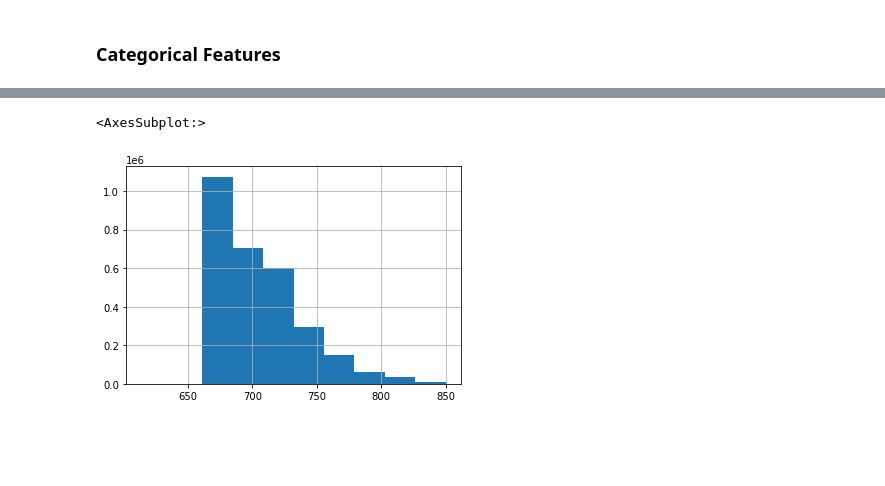
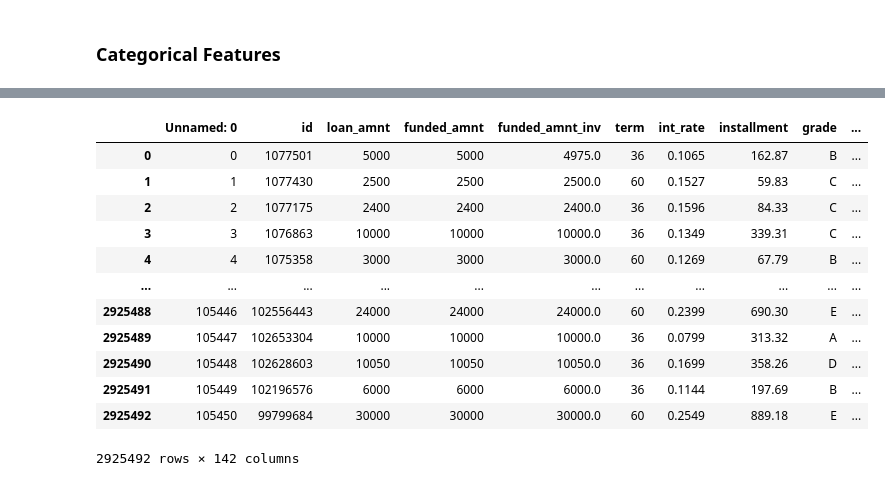
Before and after one commit to CompleteAlgoTrader/Springboard, a Jupyter notebook: notebooks/02 Data Wrangling - Lending Club Loan Default Rate.ipynb, the cells around one changed output, grey strips where cells are left out. Saved outputs shown, nothing was run; the diff lists cells and outputs as text; code cells hidden in the pictures; blank space fills up the shorter version.

Commit message:
Started cleaning data with Bamboolib

```diff
--- a/notebooks/02 Data Wrangling - Lending Club Loan Default Rate.ipynb
+++ b/notebooks/02 Data Wrangling - Lending Club Loan Default Rate.ipynb
@@ -75,0 +123,7 @@ loan_data.select_dtypes('object').head()
+# %%
+# Find null entries for loan term
+print(loan_data[loan_data.term.isnull()])
+# Drop useless row for loans that do not meet the credit policy
+loan_data.drop(loan_data[loan_data.term.isnull()].index, inplace = True)
+# Extract the loan term length and convert to int64
+loan_data['term'] = loan_data['term'].str[1:3].astype('int64')
@@ -93,0 +171,6 @@ Name: purpose, dtype: int64
+# %%
+# Find null entries for loan term
+print(loan_data[loan_data.int_rate.isnull()])
+# There are no null observations for interest rate
+# Extract the loan term length and convert to int64
+loan_data['int_rate'] = loan_data['int_rate'].str.strip('%').astype('float')/100
@@ -94,5 +209,55 @@ Name: purpose, dtype: int64
 # %%
-df_scan.fico_range_high.hist()
+# df_scan.fico_range_high.hist()
+# df_scan.purpose.value_counts()
+
+loan_data['id'] = pd.to_numeric(loan_data['id'], downcast='integer', errors='coerce')
+loan_data['loan_amnt'] = pd.to_numeric(loan_data['loan_amnt'], downcast='integer', errors='coerce')
+loan_data['funded_amnt'] = pd.to_numeric(loan_data['funded_amnt'], downcast='integer', errors='coerce')
+# fix funded_amnt_inv
+loan_data['grade'] = loan_data['grade'].astype('category')
+loan_data['sub_grade'] = loan_data['sub_grade'].astype('category')
+
+loan_data[['emp_title']] = loan_data[['emp_title']].fillna('No Employment')
+loan_data['emp_title'] = loan_data['emp_title'].astype('string')
+loan_data[['emp_length']] = loan_data[['emp_length']].fillna('No Employment')
+loan_data['emp_length'] = loan_data['emp_length'].astype('category')
+loan_data['home_ownership'] = loan_data['home_ownership'].astype('category')
+loan_data[['annual_inc']] = loan_data[['annual_inc']].fillna(0)
+loan_data['verification_status'] = loan_data['verification_status'].astype('category')
+loan_data['issue_d'] = pd.to_datetime(loan_data['issue_d'], infer_datetime_format=True)
+loan_data['loan_status'] = loan_data['loan_status'].astype('category')
+loan_data['payment_plan'] = loan_data['pymnt_plan'].astype('category')
+loan_data = loan_data.drop(columns=['pymnt_plan'])
+loan_data['url'] = loan_data['url'].astype('string')
+loan_data['purpose'] = loan_data['purpose'].astype('category')
+loan_data[['title']] = loan_data[['title']].fillna('No Title')
+loan_data['title'] = loan_data['title'].astype('string')
+loan_data[['zip_code']] = loan_data[['zip_code']].fillna(loan_data[['zip_code']].mode().iloc[0])
+loan_data['zip_code'] = loan_data['zip_code'].astype('category')
+loan_data['addr_state'] = loan_data['addr_state'].astype('category')
+loan_data[['dti']] = loan_data[['dti']].fillna(loan_data[['dti']].mode().iloc[0])
+loan_data[['delinq_2yrs']] = loan_data[['delinq_2yrs']].fillna(loan_data[['delinq_2yrs']].mode().iloc[0])
+loan_data['delinq_2yrs'] = pd.to_numeric(loan_data['delinq_2yrs'], downcast='integer', errors='coerce')
+loan_data[['earliest_cr_line']] = loan_data[['earliest_cr_line']].fillna(loan_data[['earliest_cr_line']].mode().iloc[0])
+loan_data['earliest_cr_line'] = pd.to_datetime(loan_data['earliest_cr_line'], infer_datetime_format=True)
+for column_name in ['fico_range_low', 'fico_range_high']:
+    loan_data[column_name] = loan_data[column_name].astype('int')
+loan_data[['inq_last_6mths']] = loan_data[['inq_last_6mths']].fillna(loan_data[['inq_last_6mths']].mode().iloc[0])
+loan_data['inq_last_6months'] = pd.to_numeric(loan_data['inq_last_6mths'], downcast='integer', errors='coerce')
+loan_data = loan_data.drop(columns=['inq_last_6mths'])
+
+loan_data
 # %% [output]
+|  | Unnamed: 0 | id | loan_amnt | funded_amnt | funded_amnt_inv | term | int_rate | installment | grade | ... |
+| 0 | 0 | 1077501 | 5000 | 5000 | 4975.0 | 36 | 0.1065 | 162.87 | B | ... |
+| 1 | 1 | 1077430 | 2500 | 2500 | 2500.0 | 60 | 0.1527 | 59.83 | C | ... |
+| 2 | 2 | 1077175 | 2400 | 2400 | 2400.0 | 36 | 0.1596 | 84.33 | C | ... |
+| 3 | 3 | 1076863 | 10000 | 10000 | 10000.0 | 36 | 0.1349 | 339.31 | C | ... |
+| 4 | 4 | 1075358 | 3000 | 3000 | 3000.0 | 60 | 0.1269 | 67.79 | B | ... |
+| ... | ... | ... | ... | ... | ... | ... | ... | ... | ... | ... |
+| 2925488 | 105446 | 102556443 | 24000 | 24000 | 24000.0 | 60 | 0.2399 | 690.30 | E | ... |
+| 2925489 | 105447 | 102653304 | 10000 | 10000 | 10000.0 | 36 | 0.0799 | 313.32 | A | ... |
+| 2925490 | 105448 | 102628603 | 10050 | 10050 | 10050.0 | 36 | 0.1699 | 358.26 | D | ... |
+| 2925491 | 105449 | 102196576 | 6000 | 6000 | 6000.0 | 36 | 0.1144 | 197.69 | B | ... |
+| 2925492 | 105450 | 99799684 | 30000 | 30000 | 30000.0 | 60 | 0.2549 | 889.18 | E | ... |
-<AxesSubplot:>
+2925492 rows × 142 columns
-[figure, removed]
```
Also changed, not shown: parts of 12 cells of this notebook.
